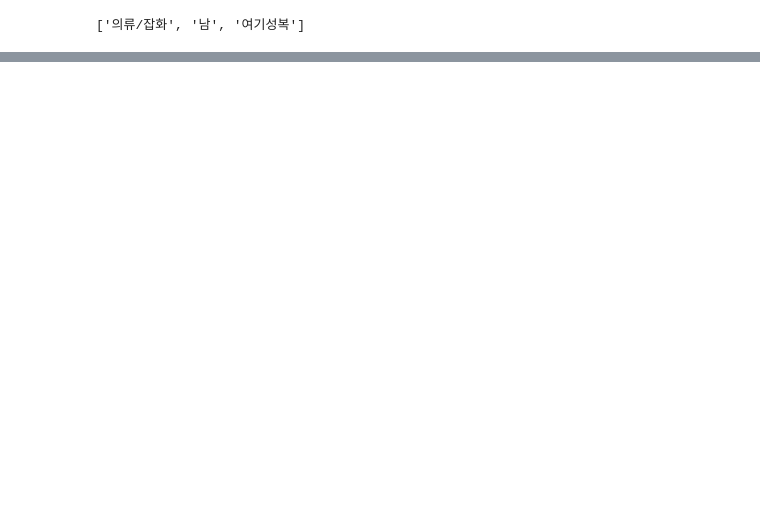
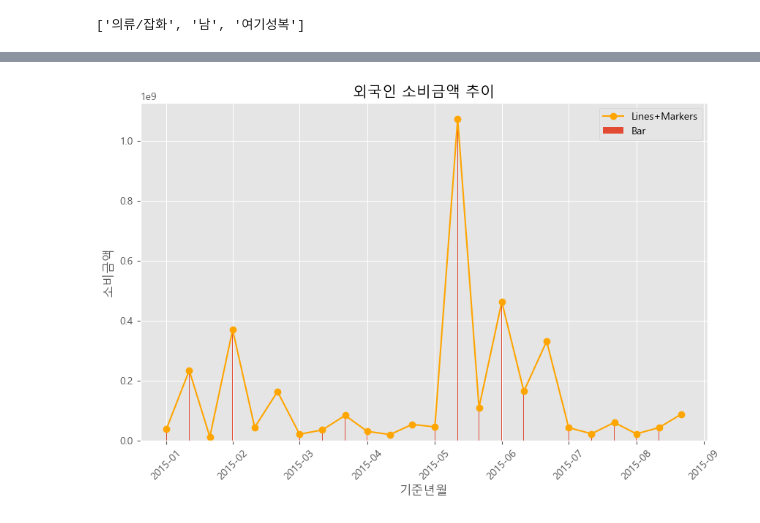
Before and after one commit to wowgang/MachineLearningLecture-2023, a Jupyter notebook: 100.dodo/데이터전처리.ipynb, the cells around one changed output, grey strips where cells are left out. Cells and saved outputs as stored; diff of their text form; code cells hidden in the pictures; blank space fills up the shorter version.

```diff
--- a/100.dodo/데이터전처리.ipynb
+++ b/100.dodo/데이터전처리.ipynb
@@ -78,0 +162,20 @@ df_new_외국인_업종['업종소분류'] = np.where(df_new_외국인_업종['
+# %%
+df_sum = df_new_외국인_업종.groupby('기준년월').sum()
+# df_sum = df_new_외국인_업종[['기준년월', '사용금액']].groupby('기준년월').sum()
+
+df_sum.index = pd.to_datetime(df_sum.index)
+
+plt.figure(figsize=(10, 6))
+plt.plot(df_sum.index, df_sum['사용금액'], marker='o', color='orange', label='Lines+Markers')
+plt.bar(df_sum.index, df_sum['사용금액'], label='Bar')
+
+plt.xlabel('기준년월')
+plt.ylabel('소비금액')
+plt.title('외국인 소비금액 추이')
+plt.xticks(rotation=45)
+plt.gca().xaxis.set_major_formatter(plt.FixedFormatter(df_sum.index.strftime('%Y-%m')))
+plt.legend()
+
+plt.show()
+# %% [output]
+[figure, added]
```
Also changed, not shown: parts of 10 cells of this notebook.
